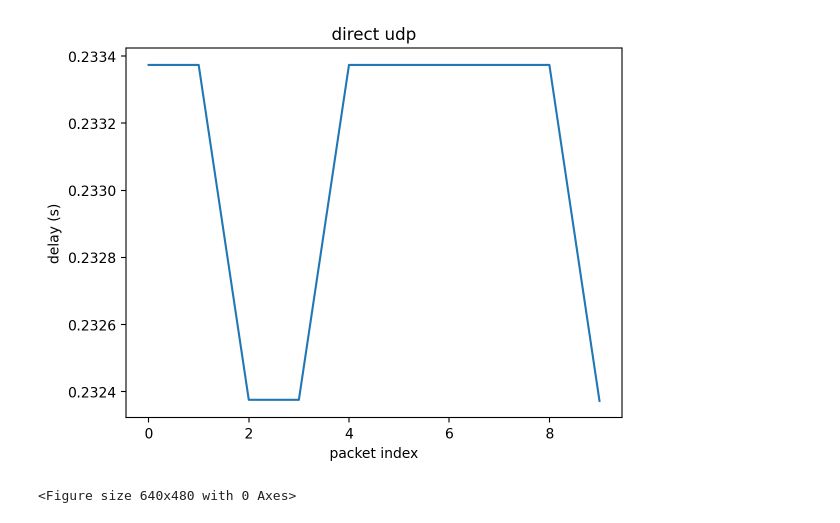
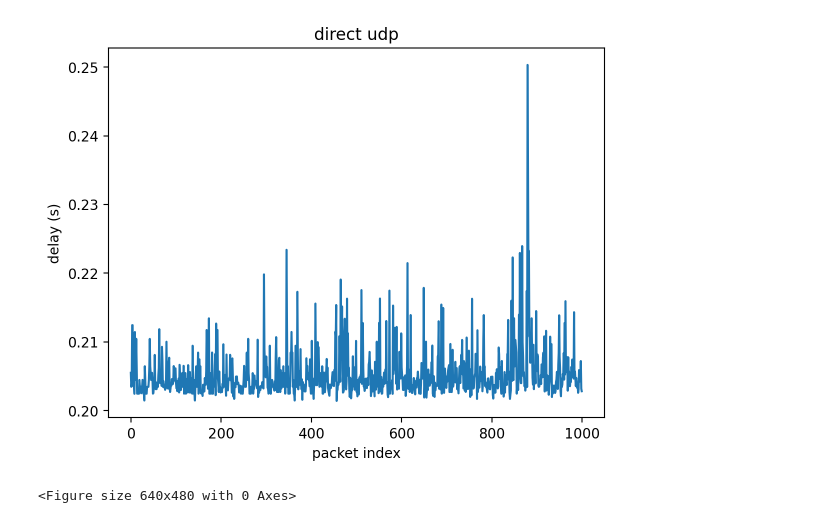
Before and after one commit to yuhangzheng94/masque-linux, a Jupyter notebook: experiment.ipynb, the cells around one changed output. Saved outputs shown, nothing was run; the diff lists cells and outputs as text; code cells hidden in the pictures.

```diff
--- a/experiment.ipynb
+++ b/experiment.ipynb
@@ -2,7 +2,9 @@
 # modify these addresses as needed
 from utils import local_ip
 proxy_addr = ('128.110.216.104', 4433)
-echo_addr = ('128.110.216.130', 12345)
+
+tcp_echo_addr = ('128.110.216.130', 50135)
+udp_echo_addr = ('128.110.216.130', 46126)
 # local_addr is assigned dynamically
 
 '''
@@ -131,7 +133,7 @@ name = 'direct udp'
 send_queue = queue.Queue()
 recv_queue = queue.Queue()
 sock = socket.socket(socket.AF_INET, socket.SOCK_DGRAM)
-print(echo_addr)
+print(udp_echo_addr)
 sock.bind(('', 0))
 @start
 def recv():
@@ -142,10 +144,10 @@ def recv():
 def send():
     while True:
         data = send_queue.get()
-        sock.sendto(data, echo_addr)
+        sock.sendto(data, udp_echo_addr)
 benchmark(
     send_queue, recv_queue, name,
     payload='direct udp hello world',
-    n=10, gap=0,
+    n=1000, gap=0.0001,
 )
 # %% [output]
@@ -154,4 +156,4 @@ sending 10 packets with gap 0 took 0.0 seconds
-[figure, old version]
+[figure, new version]
 <Figure size 640x480 with 0 Axes>
 # %%
 name = 'direct tcp'
```
Also changed, not shown: parts of 5 cells of this notebook, 7 other files.
